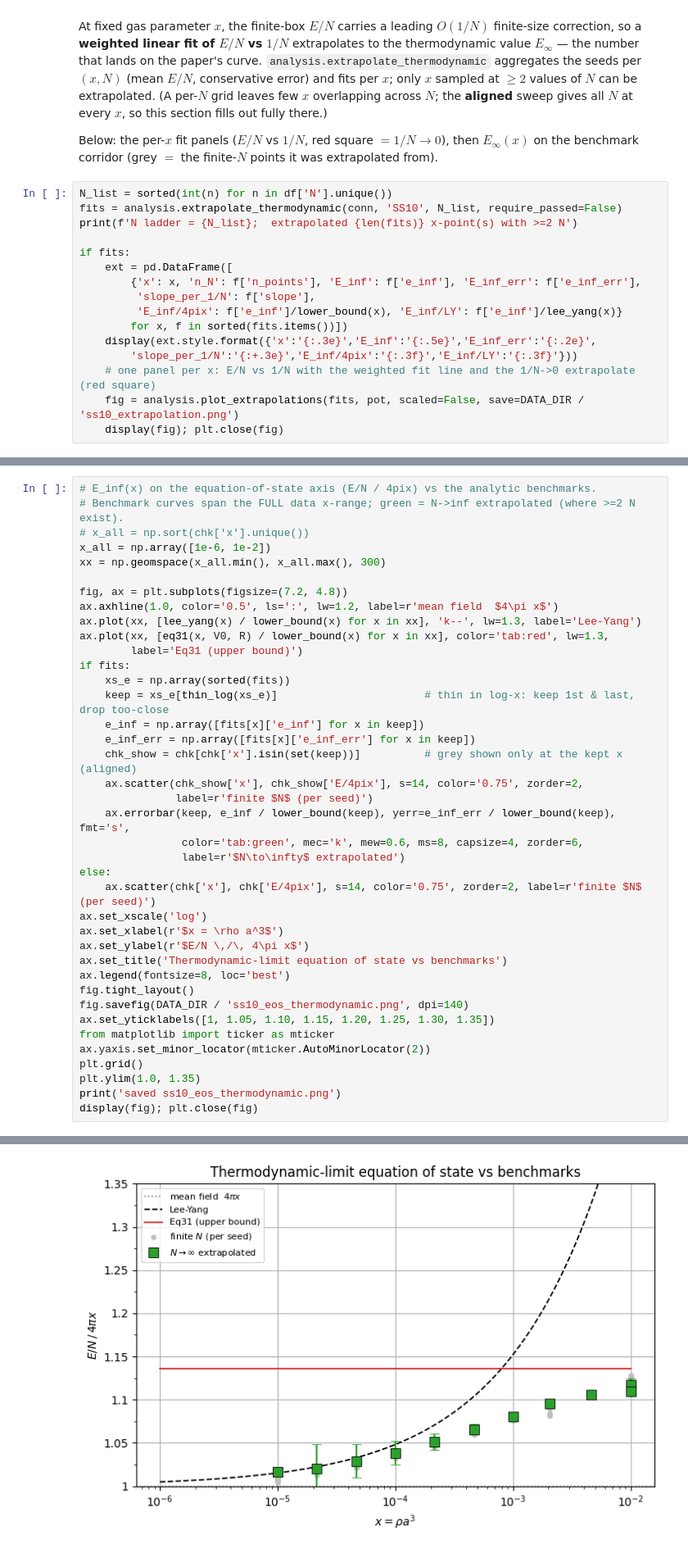
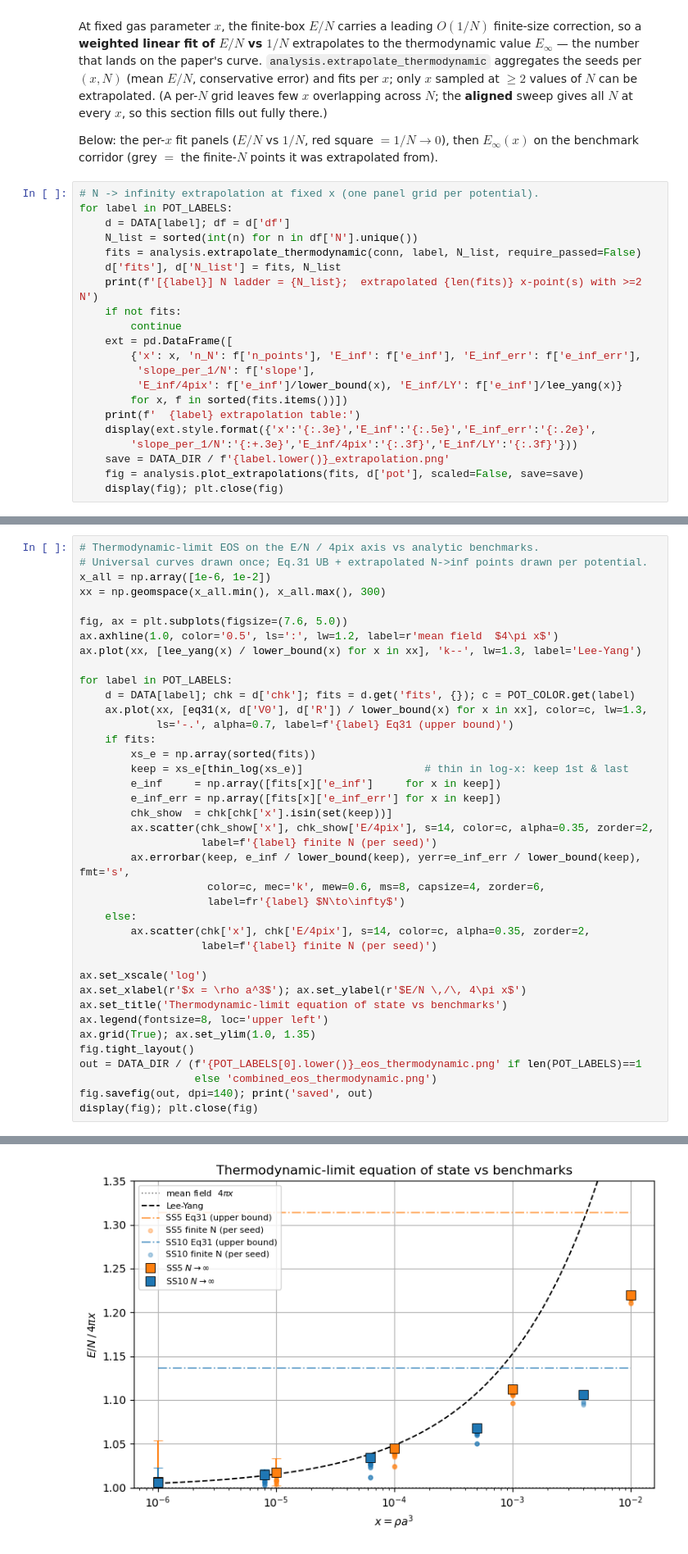
Before and after one commit to pfargas/qvarnet, a Jupyter notebook: soft_sphere_gas/analysis.ipynb, the cells around one changed output, grey strips where cells are left out. Shown at 82% size. Drawn from its saved outputs; the diff is of its cells as text.

```diff
--- a/soft_sphere_gas/analysis.ipynb
+++ b/soft_sphere_gas/analysis.ipynb
@@ -292,19 +362,24 @@ values of $N$ can be extrapolated. (A per-$N$ grid leaves few $x$ overlapping ac
 Below: the per-$x$ fit panels ($E/N$ vs $1/N$, red square $= 1/N\to0$), then $E_\infty(x)$ on the
 benchmark corridor (grey $=$ the finite-$N$ points it was extrapolated from).
 # %%
-N_list = sorted(int(n) for n in df['N'].unique())
-fits = analysis.extrapolate_thermodynamic(conn, 'SS10', N_list, require_passed=False)
-print(f'N ladder = {N_list};  extrapolated {len(fits)} x-point(s) with >=2 N')
-
-if fits:
+# N -> infinity extrapolation at fixed x (one panel grid per potential).
+for label in POT_LABELS:
+    d = DATA[label]; df = d['df']
+    N_list = sorted(int(n) for n in df['N'].unique())
+    fits = analysis.extrapolate_thermodynamic(conn, label, N_list, require_passed=False)
+    d['fits'], d['N_list'] = fits, N_list
+    print(f'[{label}] N ladder = {N_list};  extrapolated {len(fits)} x-point(s) with >=2 N')
+    if not fits:
+        continue
     ext = pd.DataFrame([
         {'x': x, 'n_N': f['n_points'], 'E_inf': f['e_inf'], 'E_inf_err': f['e_inf_err'],
          'slope_per_1/N': f['slope'],
          'E_inf/4pix': f['e_inf']/lower_bound(x), 'E_inf/LY': f['e_inf']/lee_yang(x)}
         for x, f in sorted(fits.items())])
+    print(f'  {label} extrapolation table:')
     display(ext.style.format({'x':'{:.3e}','E_inf':'{:.5e}','E_inf_err':'{:.2e}',
         'slope_per_1/N':'{:+.3e}','E_inf/4pix':'{:.3f}','E_inf/LY':'{:.3f}'}))
-    # one panel per x: E/N vs 1/N with the weighted fit line and the 1/N->0 extrapolate (red square)
-    fig = analysis.plot_extrapolations(fits, pot, scaled=False, save=DATA_DIR / 'ss10_extrapolation.png')
+    save = DATA_DIR / f'{label.lower()}_extrapolation.png'
+    fig = analysis.plot_extrapolations(fits, d['pot'], scaled=False, save=save)
     display(fig); plt.close(fig)
 # %% [output]
@@ -331,40 +406,40 @@ saved /home/pau/PhD/soft-bosons/outputs/ss10_extrapolation.png
 # %%
-# E_inf(x) on the equation-of-state axis (E/N / 4pix) vs the analytic benchmarks.
-# Benchmark curves span the FULL data x-range; green = N->inf extrapolated (where >=2 N exist).
-# x_all = np.sort(chk['x'].unique())
+# Thermodynamic-limit EOS on the E/N / 4pix axis vs analytic benchmarks.
+# Universal curves drawn once; Eq.31 UB + extrapolated N->inf points drawn per potential.
 x_all = np.array([1e-6, 1e-2])
 xx = np.geomspace(x_all.min(), x_all.max(), 300)
 
-fig, ax = plt.subplots(figsize=(7.2, 4.8))
+fig, ax = plt.subplots(figsize=(7.6, 5.0))
 ax.axhline(1.0, color='0.5', ls=':', lw=1.2, label=r'mean field  $4\pi x$')
 ax.plot(xx, [lee_yang(x) / lower_bound(x) for x in xx], 'k--', lw=1.3, label='Lee-Yang')
-ax.plot(xx, [eq31(x, V0, R) / lower_bound(x) for x in xx], color='tab:red', lw=1.3,
-        label='Eq31 (upper bound)')
-if fits:
-    xs_e = np.array(sorted(fits))
-    keep = xs_e[thin_log(xs_e)]                       # thin in log-x: keep 1st & last, drop too-close
-    e_inf = np.array([fits[x]['e_inf'] for x in keep])
-    e_inf_err = np.array([fits[x]['e_inf_err'] for x in keep])
-    chk_show = chk[chk['x'].isin(set(keep))]          # grey shown only at the kept x (aligned)
-    ax.scatter(chk_show['x'], chk_show['E/4pix'], s=14, color='0.75', zorder=2,
-               label=r'finite $N$ (per seed)')
-    ax.errorbar(keep, e_inf / lower_bound(keep), yerr=e_inf_err / lower_bound(keep), fmt='s',
-                color='tab:green', mec='k', mew=0.6, ms=8, capsize=4, zorder=6,
-                label=r'$N\to\infty$ extrapolated')
-else:
-    ax.scatter(chk['x'], chk['E/4pix'], s=14, color='0.75', zorder=2, label=r'finite $N$ (per seed)')
+
+for label in POT_LABELS:
+    d = DATA[label]; chk = d['chk']; fits = d.get('fits', {}); c = POT_COLOR.get(label)
+    ax.plot(xx, [eq31(x, d['V0'], d['R']) / lower_bound(x) for x in xx], color=c, lw=1.3,
+            ls='-.', alpha=0.7, label=f'{label} Eq31 (upper bound)')
+    if fits:
+        xs_e = np.array(sorted(fits))
+        keep = xs_e[thin_log(xs_e)]                   # thin in log-x: keep 1st & last
+        e_inf     = np.array([fits[x]['e_inf']     for x in keep])
+        e_inf_err = np.array([fits[x]['e_inf_err'] for x in keep])
+        chk_show  = chk[chk['x'].isin(set(keep))]
+        ax.scatter(chk_show['x'], chk_show['E/4pix'], s=14, color=c, alpha=0.35, zorder=2,
+                   label=f'{label} finite N (per seed)')
+        ax.errorbar(keep, e_inf / lower_bound(keep), yerr=e_inf_err / lower_bound(keep), fmt='s',
+                    color=c, mec='k', mew=0.6, ms=8, capsize=4, zorder=6,
+                    label=fr'{label} $N\to\infty$')
+    else:
+        ax.scatter(chk['x'], chk['E/4pix'], s=14, color=c, alpha=0.35, zorder=2,
+                   label=f'{label} finite N (per seed)')
+
 ax.set_xscale('log')
-ax.set_xlabel(r'$x = \rho a^3$')
-ax.set_ylabel(r'$E/N \,/\, 4\pi x$')
+ax.set_xlabel(r'$x = \rho a^3$'); ax.set_ylabel(r'$E/N \,/\, 4\pi x$')
 ax.set_title('Thermodynamic-limit equation of state vs benchmarks')
-ax.legend(fontsize=8, loc='best')
+ax.legend(fontsize=8, loc='upper left')
+ax.grid(True); ax.set_ylim(1.0, 1.35)
 fig.tight_layout()
-fig.savefig(DATA_DIR / 'ss10_eos_thermodynamic.png', dpi=140)
-ax.set_yticklabels([1, 1.05, 1.10, 1.15, 1.20, 1.25, 1.30, 1.35])
-from matplotlib import ticker as mticker
-ax.yaxis.set_minor_locator(mticker.AutoMinorLocator(2))
-plt.grid()
-plt.ylim(1.0, 1.35)
-print('saved ss10_eos_thermodynamic.png')
+out = DATA_DIR / (f'{POT_LABELS[0].lower()}_eos_thermodynamic.png' if len(POT_LABELS)==1
+                  else 'combined_eos_thermodynamic.png')
+fig.savefig(out, dpi=140); print('saved', out)
 display(fig); plt.close(fig)
 # %% [output]
@@ -372,4 +447,4 @@ saved ss10_eos_thermodynamic.png
-[figure, old version]
+[figure, new version]
 # %% [markdown]
 ## 7. Findings & next steps
 
```
Also changed, not shown: parts of 10 cells of this notebook, 2 other files.
